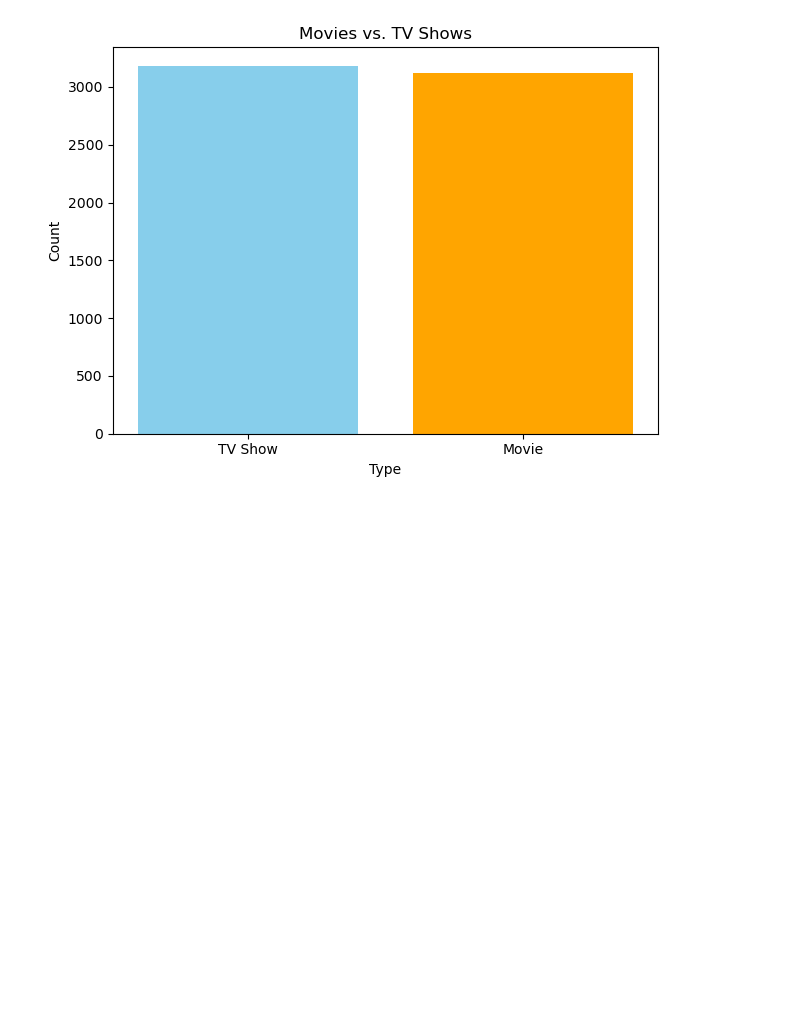
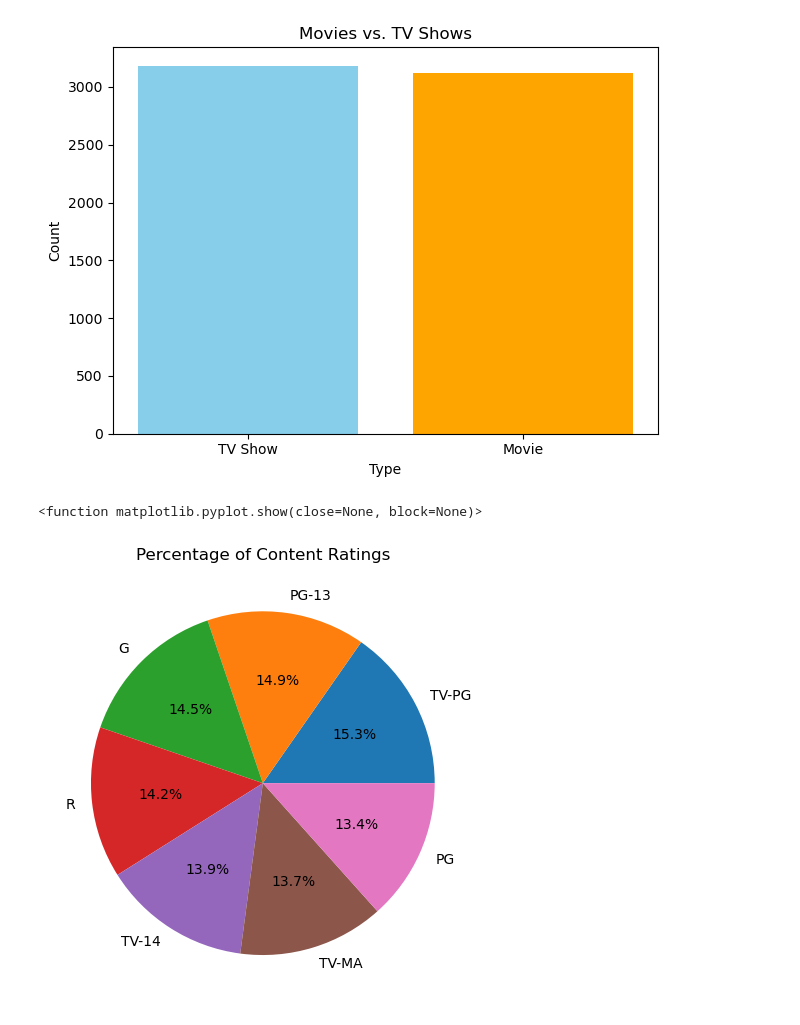
Before and after one commit to MohammedGousemohiyuddinYekkaluru/prime-ai-ml-learning-journey, a Jupyter notebook: Projects/Netflix Data Visualization/netflix_data.ipynb, the cells around one changed output. Cells and saved outputs as stored; diff of their text form; code cells hidden in the pictures; blank space fills up the shorter version.

Commit message:
Add Percentage of content ratings in pie chart

```diff
--- a/Projects/Netflix Data Visualization/netflix_data.ipynb
+++ b/Projects/Netflix Data Visualization/netflix_data.ipynb
@@ -45,3 +46,15 @@ plt.savefig("movies_vs_tvshows.png")
 plt.show()
 # %% [output]
 [figure]
+# %%
+# Rating --> pie chart
+rating_counts = df['rating'].value_counts()
+
+plt.pie(rating_counts, labels = rating_counts.index, autopct = "%1.1f%%")
+plt.title("Percentage of Content Ratings")
+plt.tight_layout()
+plt.savefig('content_Ratings_pie.png')
+plt.show()
+# %% [output]
+<function matplotlib.pyplot.show(close=None, block=None)>
+[figure, added]
```
Also changed, not shown: parts of 1 cell of this notebook, 1 other file.
